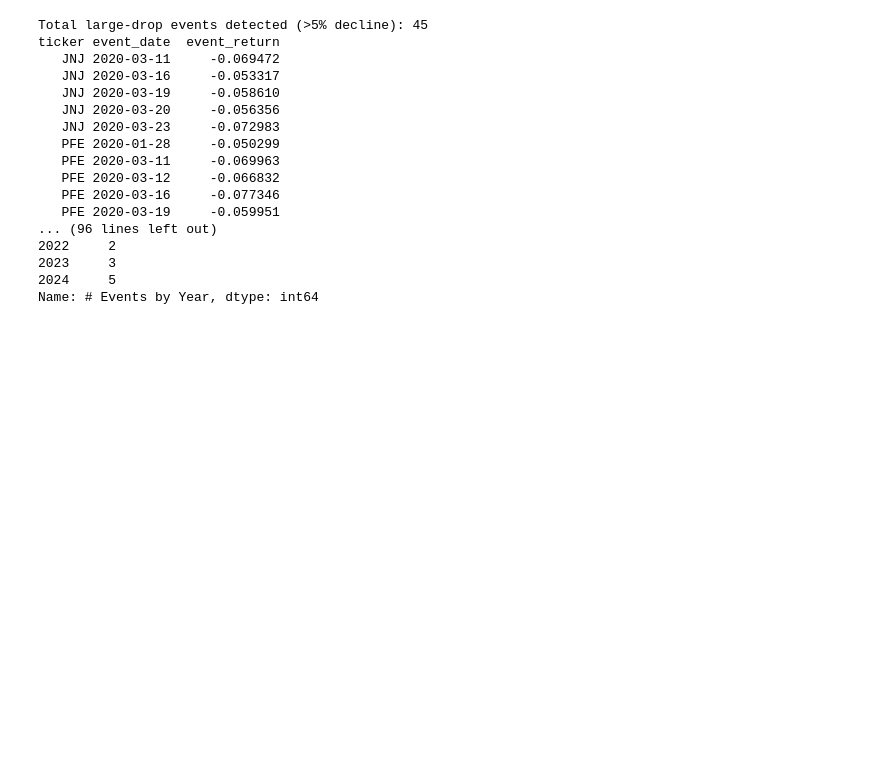
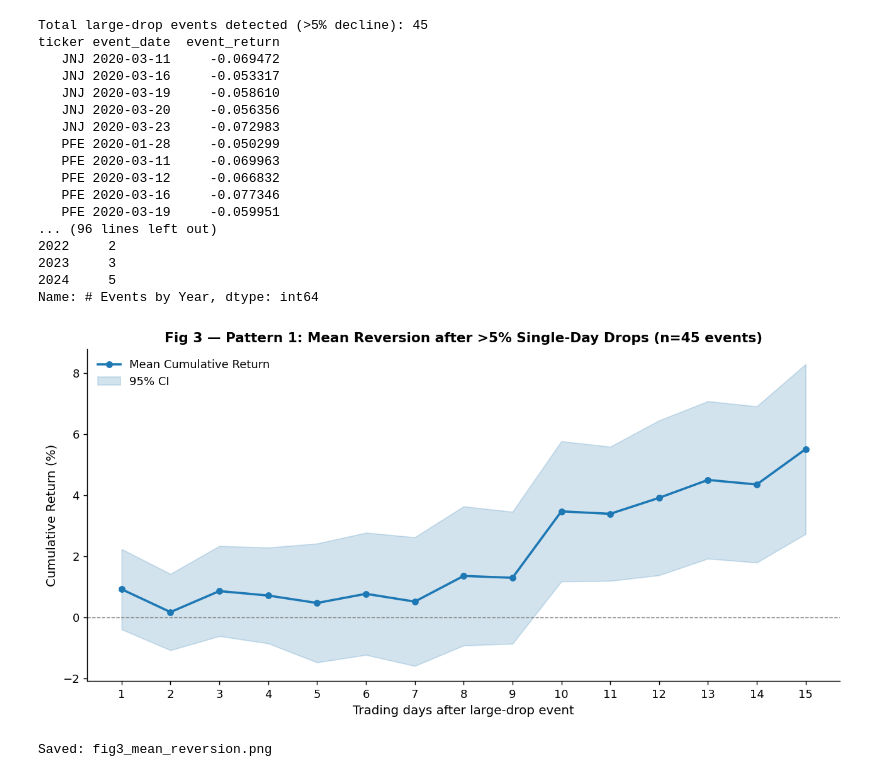
Before and after one commit to rahulrvu-24/Pharma-Quant-Analysis, a Jupyter notebook: pharma_quant_analysis.ipynb, the cells around one changed output. Drawn from its saved outputs; the diff is of its cells as text; code cells hidden in the pictures; blank space fills up the shorter version.

Commit message:
plot mean cumulative return profile after event

```diff
--- a/pharma_quant_analysis.ipynb
+++ b/pharma_quant_analysis.ipynb
@@ -239,3 +239,31 @@ ticker event_date  event_return
 2023     3
 2024     5
 Name: # Events by Year, dtype: int64
+# %%
+# Plot mean cumulative return profile after event
+fwd_cols = [f'T+{t}' for t in range(1, HORIZON+1)]
+mean_profile = event_df[fwd_cols].mean()
+std_profile  = event_df[fwd_cols].std()
+se_profile   = std_profile / np.sqrt(len(event_df))
+
+fig, ax = plt.subplots(figsize=(10, 5))
+x = range(1, HORIZON+1)
+ax.plot(x, mean_profile.values * 100, color="#1E78B4", lw=2,
+        marker='o', markersize=5, label='Mean Cumulative Return')
+ax.fill_between(x,
+                (mean_profile - 1.96*se_profile).values * 100,
+                (mean_profile + 1.96*se_profile).values * 100,
+                alpha=0.2, color='#2176AE', label='95% CI')
+ax.axhline(0, color='grey', lw=0.8, linestyle='--')
+ax.set_xlabel("Trading days after large-drop event")
+ax.set_ylabel("Cumulative Return (%)")
+ax.set_title(f"Fig 3 — Pattern 1: Mean Reversion after >5% Single-Day Drops (n={len(event_df)} events)")
+ax.legend(frameon=False)
+ax.set_xticks(list(x))
+plt.tight_layout()
+plt.savefig("fig3_mean_reversion.png", bbox_inches='tight')
+plt.show()
+print("Saved: fig3_mean_reversion.png")
+# %% [output]
+[figure, added]
+Saved: fig3_mean_reversion.png
```
Also changed, not shown: 1 other file.
